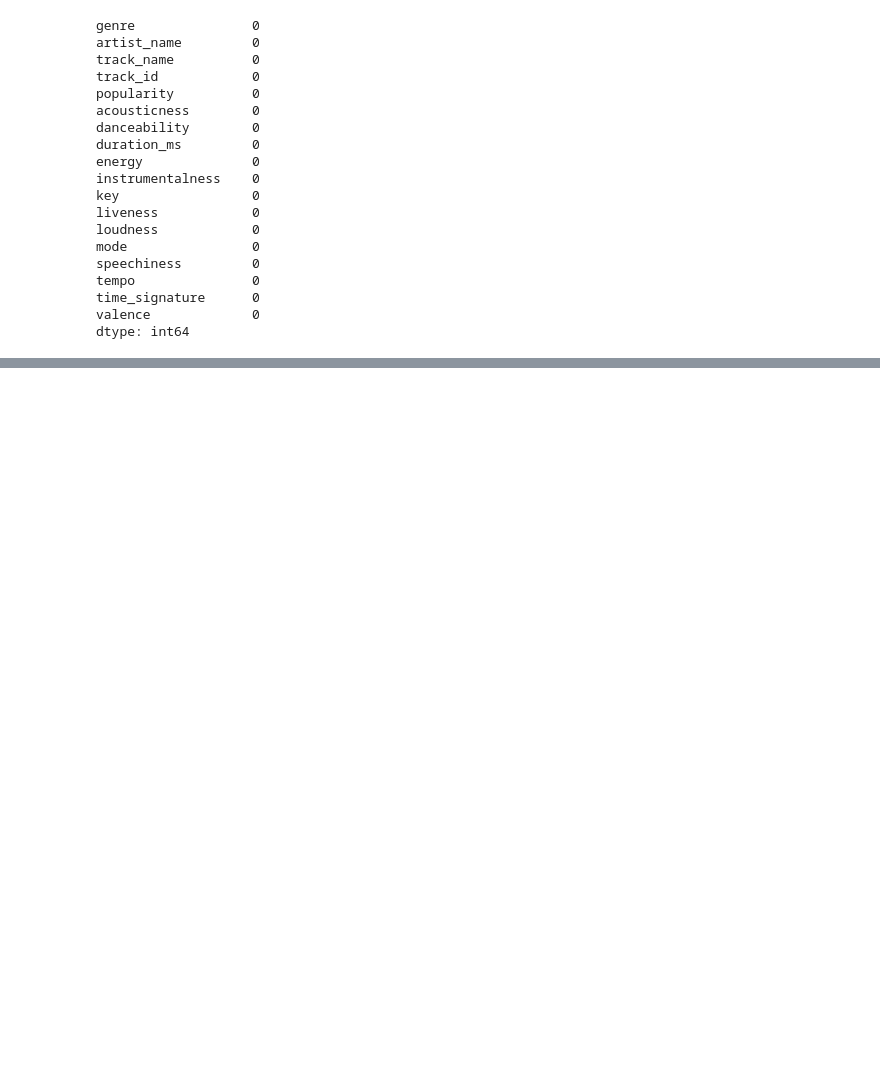
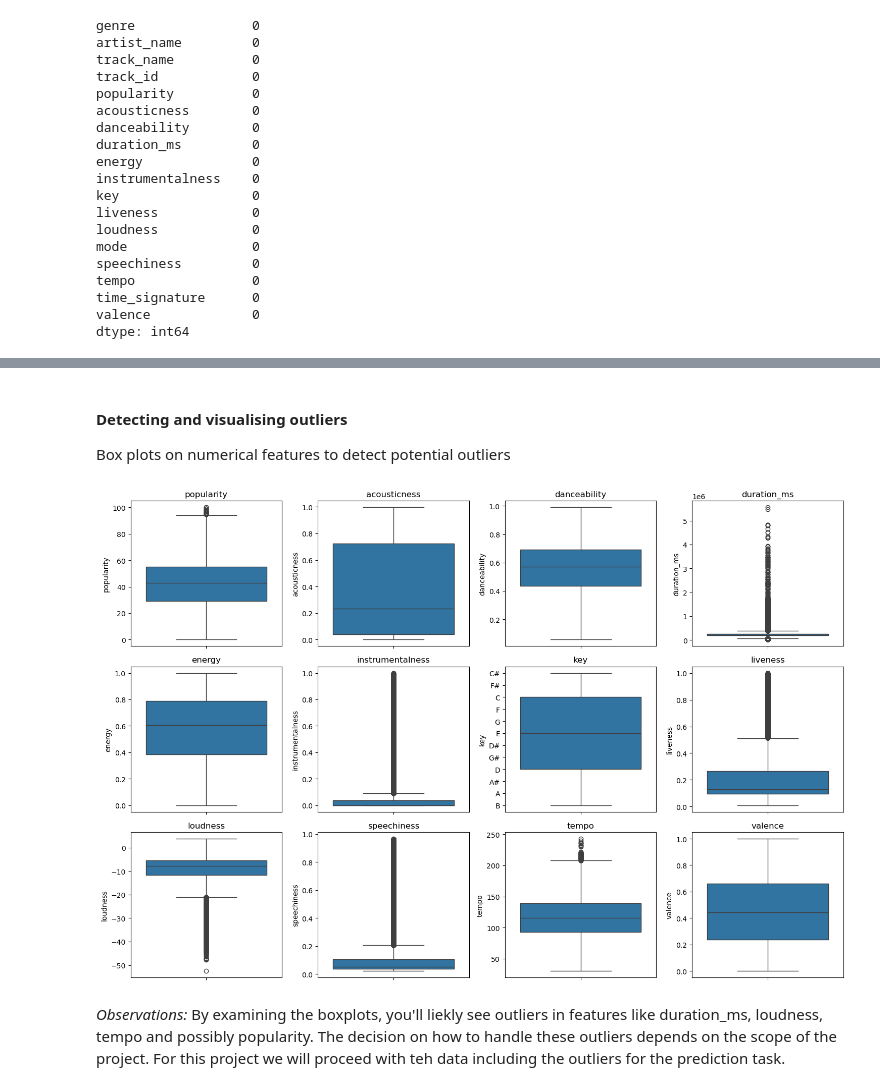
Before and after one commit to agajankush/spotify-music-eda, a Jupyter notebook: data_analysis.ipynb, the cells around one changed output, grey strips where cells are left out. Cells and saved outputs as stored; diff of their text form; code cells hidden in the pictures; blank space fills up the shorter version.

```diff
--- a/data_analysis.ipynb
+++ b/data_analysis.ipynb
@@ -69,0 +105,23 @@ data.dropna(subset=["track_name"], inplace=True)
+# %% [markdown]
+#### Detecting and visualising outliers
+Box plots on numerical features to detect potential outliers
+# %%
+import seaborn as sns
+import matplotlib.pyplot as plt
+
+numerical_features = ["popularity", "acousticness", "danceability", "duration_ms", "energy", "instrumentalness", "key", "liveness", "loudness", "speechiness", "tempo", "valence"]
+
+plt.figure(figsize=(15, 10))
+for i, feature in enumerate(numerical_features):
+    plt.subplot(3, 4, i + 1)
+    sns.boxplot(y=data[feature])
+    plt.title(feature)
+plt.tight_layout()
+plt.show()
+# %% [output]
+[figure, added]
+# %% [markdown]
+*Observations:* By examining the boxplots, you'll liekly see outliers in features like
+duration_ms, loudness, tempo and possibly popularity.
+The decision on how to handle these outliers depends on the scope of the project.
+For this project we will proceed with teh data including the outliers for the prediction task.
```
Also changed, not shown: parts of 6 cells of this notebook, 2 other files.
